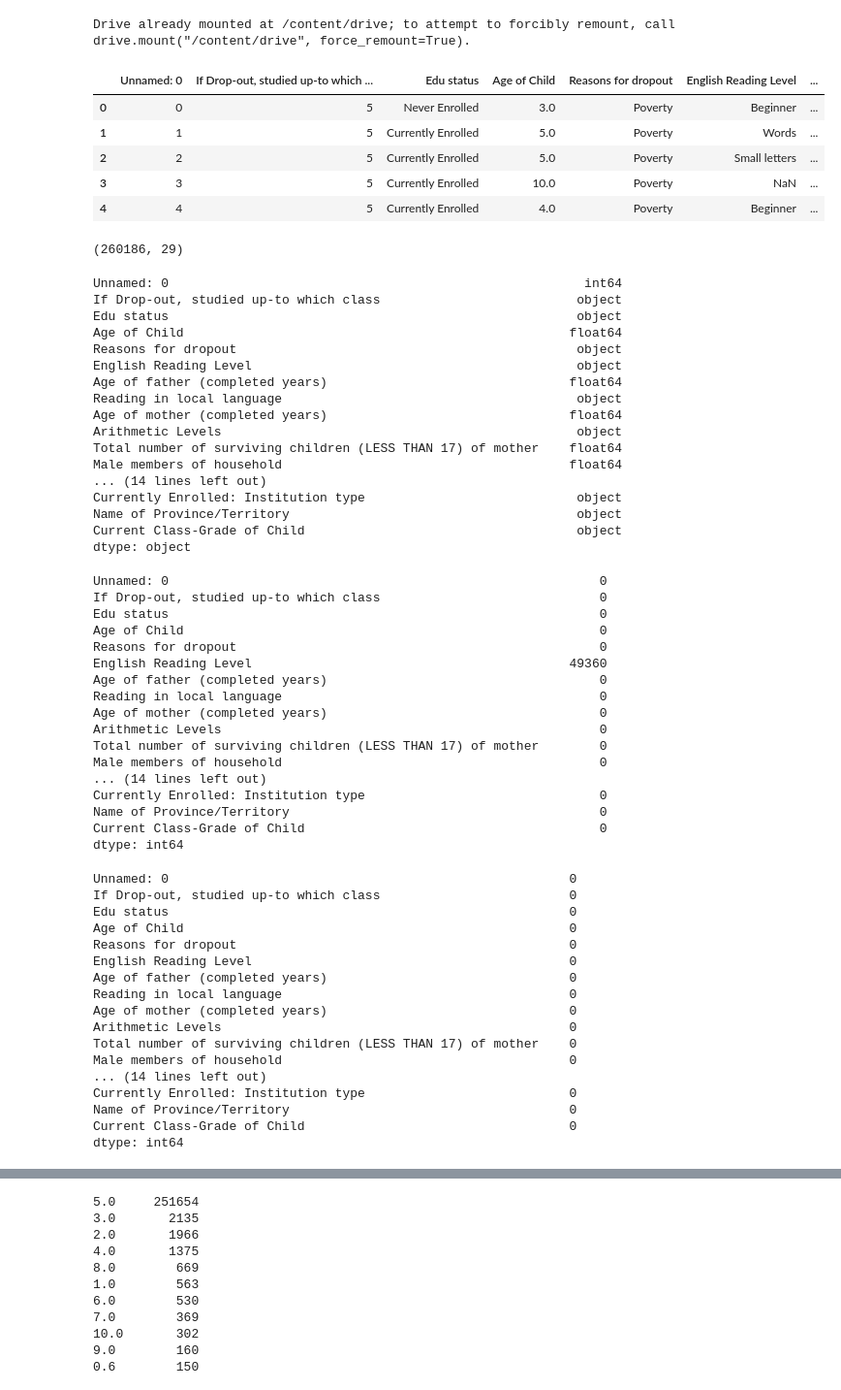
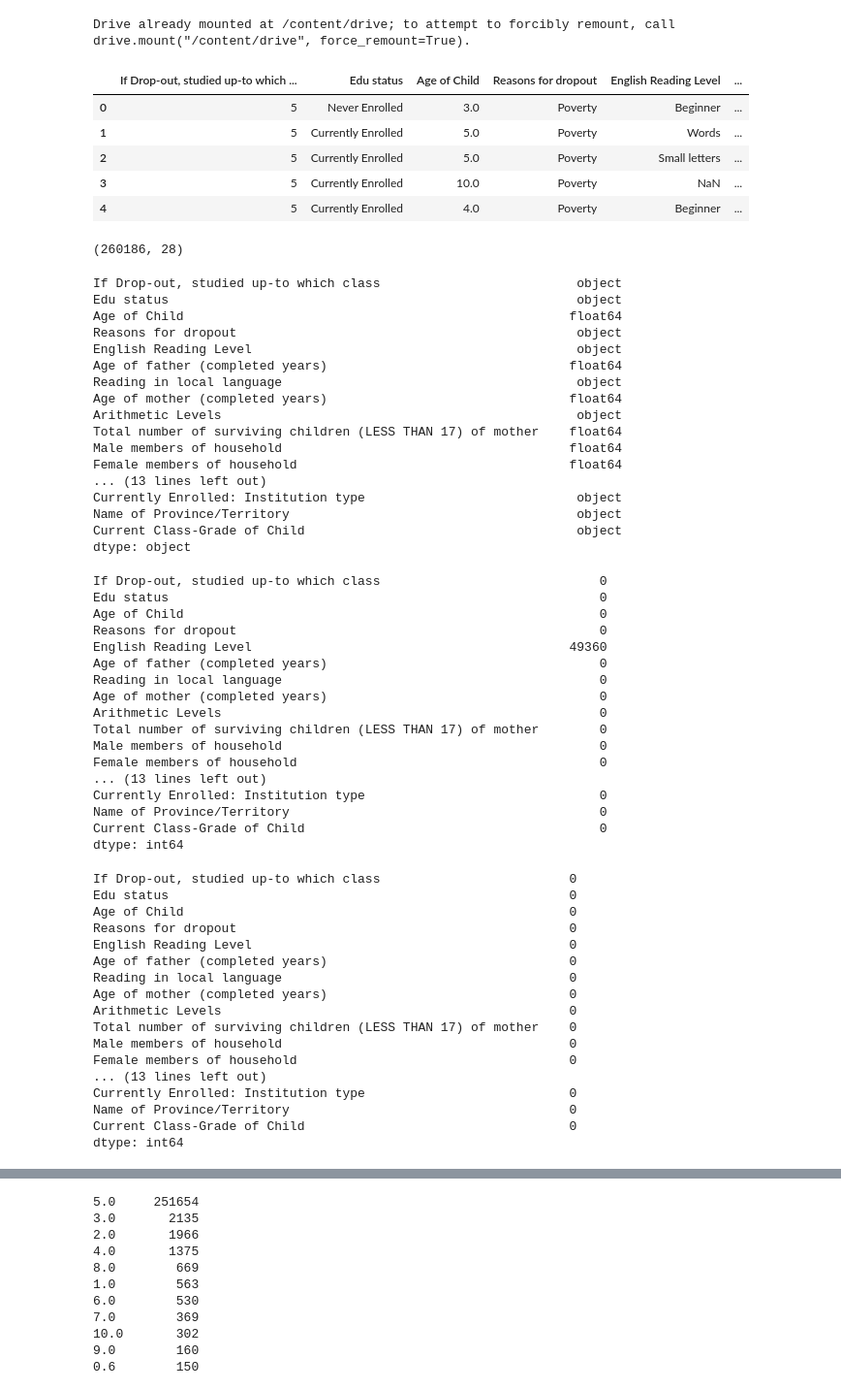
Before and after one commit to AliShujjat/DropOutRatesInPakistan, a Jupyter notebook: EDA.ipynb, the cells around one changed output, grey strips where cells are left out. Shown: that part at 97% size. Saved outputs shown, nothing was run; the diff lists cells and outputs as text; code cells hidden in the pictures.

```diff
--- a/EDA.ipynb
+++ b/EDA.ipynb
@@ -20,25 +20,24 @@ import warnings
 warnings.filterwarnings('ignore')
 # %%
 #Data
-data = pd.read_csv('Edu4.csv')
+data = pd.read_csv('Edu4.csv', index_col=[0])
 data.head()
 # %% [output]
-|  | Unnamed: 0 | If Drop-out, studied up-to which ... | Edu status | Age of Child | Reasons for dropout | English Reading Level | ... |
-| 0 | 0 | 5 | Never Enrolled | 3.0 | Poverty | Beginner | ... |
-| 1 | 1 | 5 | Currently Enrolled | 5.0 | Poverty | Words | ... |
-| 2 | 2 | 5 | Currently Enrolled | 5.0 | Poverty | Small letters | ... |
-| 3 | 3 | 5 | Currently Enrolled | 10.0 | Poverty | NaN | ... |
-| 4 | 4 | 5 | Currently Enrolled | 4.0 | Poverty | Beginner | ... |
+|  | If Drop-out, studied up-to which ... | Edu status | Age of Child | Reasons for dropout | English Reading Level | ... |
+| 0 | 5 | Never Enrolled | 3.0 | Poverty | Beginner | ... |
+| 1 | 5 | Currently Enrolled | 5.0 | Poverty | Words | ... |
+| 2 | 5 | Currently Enrolled | 5.0 | Poverty | Small letters | ... |
+| 3 | 5 | Currently Enrolled | 10.0 | Poverty | NaN | ... |
+| 4 | 5 | Currently Enrolled | 4.0 | Poverty | Beginner | ... |
 # %%
 #Dimensions
 data.shape
 # %% [output]
-(260186, 29)
+(260186, 28)
 # %%
 #Data types
 data.dtypes
 # %% [output]
-Unnamed: 0                                                       int64
 If Drop-out, studied up-to which class                          object
 Edu status                                                      object
 Age of Child                                                   float64
@@ -50,7 +49,8 @@ Age of mother (completed years)                                float64
 Arithmetic Levels                                               object
 Total number of surviving children (LESS THAN 17) of mother    float64
 Male members of household                                      float64
-... (14 lines left out)
+Female members of household                                    float64
+... (13 lines left out)
 Currently Enrolled: Institution type                            object
 Name of Province/Territory                                      object
 Current Class-Grade of Child                                    object
@@ -59,7 +59,6 @@ dtype: object
 data.isnull().sum(axis = 0)
 #WE HAVE NULLS
 # %% [output]
-Unnamed: 0                                                         0
 If Drop-out, studied up-to which class                             0
 Edu status                                                         0
 Age of Child                                                       0
@@ -71,7 +70,8 @@ Age of mother (completed years)                                    0
 Arithmetic Levels                                                  0
 Total number of surviving children (LESS THAN 17) of mother        0
 Male members of household                                          0
-... (14 lines left out)
+Female members of household                                        0
+... (13 lines left out)
 Currently Enrolled: Institution type                               0
 Name of Province/Territory                                         0
 Current Class-Grade of Child                                       0
@@ -81,7 +81,6 @@ dtype: int64
 data['English Reading Level'].fillna(data['English Reading Level'].mode()[0], inplace=True)
 data.isnull().sum(axis = 0)
 # %% [output]
-Unnamed: 0                                                     0
 If Drop-out, studied up-to which class                         0
 Edu status                                                     0
 Age of Child                                                   0
@@ -93,7 +92,8 @@ Age of mother (completed years)                                0
 Arithmetic Levels                                              0
 Total number of surviving children (LESS THAN 17) of mother    0
 Male members of household                                      0
-... (14 lines left out)
+Female members of household                                    0
+... (13 lines left out)
 Currently Enrolled: Institution type                           0
 Name of Province/Territory                                     0
 Current Class-Grade of Child                                   0
```
Also changed, not shown: parts of 3 cells of this notebook.
